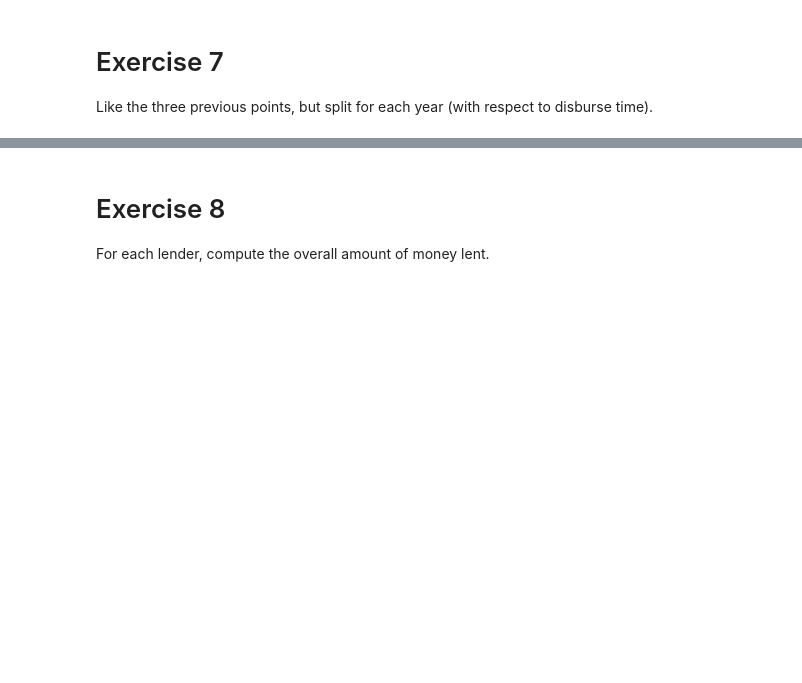
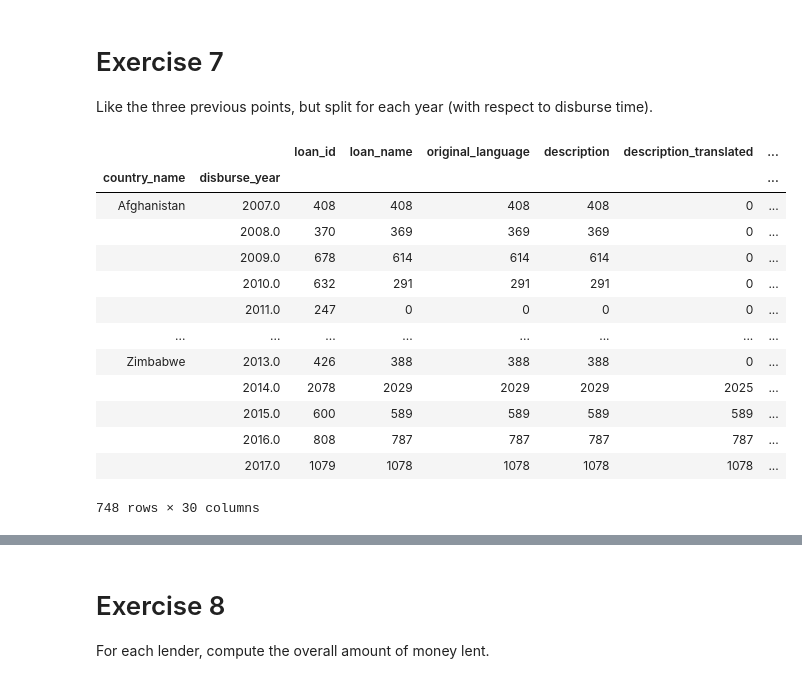
Before and after one commit to msartori10/Computer_Science, a Jupyter notebook: Exam.ipynb, the cells around one changed output, grey strips where cells are left out. Drawn from its saved outputs; the diff is of its cells as text; code cells hidden in the pictures; blank space fills up the shorter version.

```diff
--- a/Exam.ipynb
+++ b/Exam.ipynb
@@ -102,3 +122,23 @@ Length: 96, dtype: float64
 # %% [markdown]
 # Exercise 7
 Like the three previous points, but split for each year (with respect to disburse time).
+# %%
+loans['disburse_year'] = pd.to_datetime(loans['disburse_time']).dt.year
+# %%
+loans_per_nation_year = loans.groupby(['country_name','disburse_year']).count()
+loans_per_nation_year
+# %% [output]
+|  |  | loan_id | loan_name | original_language | description | description_translated | ... |
+| country_name | disburse_year |  |  |  |  |  | ... |
+| Afghanistan | 2007.0 | 408 | 408 | 408 | 408 | 0 | ... |
+|  | 2008.0 | 370 | 369 | 369 | 369 | 0 | ... |
+|  | 2009.0 | 678 | 614 | 614 | 614 | 0 | ... |
+|  | 2010.0 | 632 | 291 | 291 | 291 | 0 | ... |
+|  | 2011.0 | 247 | 0 | 0 | 0 | 0 | ... |
+| ... | ... | ... | ... | ... | ... | ... | ... |
+| Zimbabwe | 2013.0 | 426 | 388 | 388 | 388 | 0 | ... |
+|  | 2014.0 | 2078 | 2029 | 2029 | 2029 | 2025 | ... |
+|  | 2015.0 | 600 | 589 | 589 | 589 | 589 | ... |
+|  | 2016.0 | 808 | 787 | 787 | 787 | 787 | ... |
+|  | 2017.0 | 1079 | 1078 | 1078 | 1078 | 1078 | ... |
+748 rows × 30 columns
```
Also changed, not shown: parts of 29 cells of this notebook.
